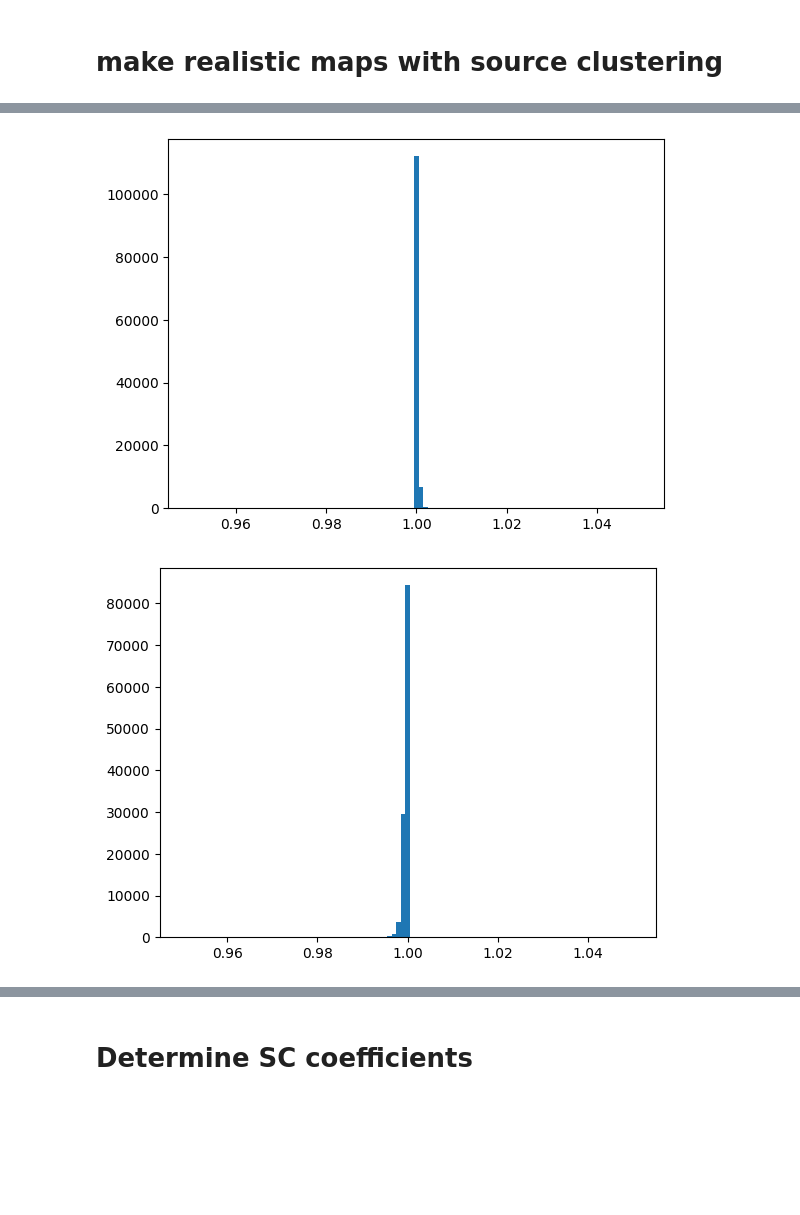
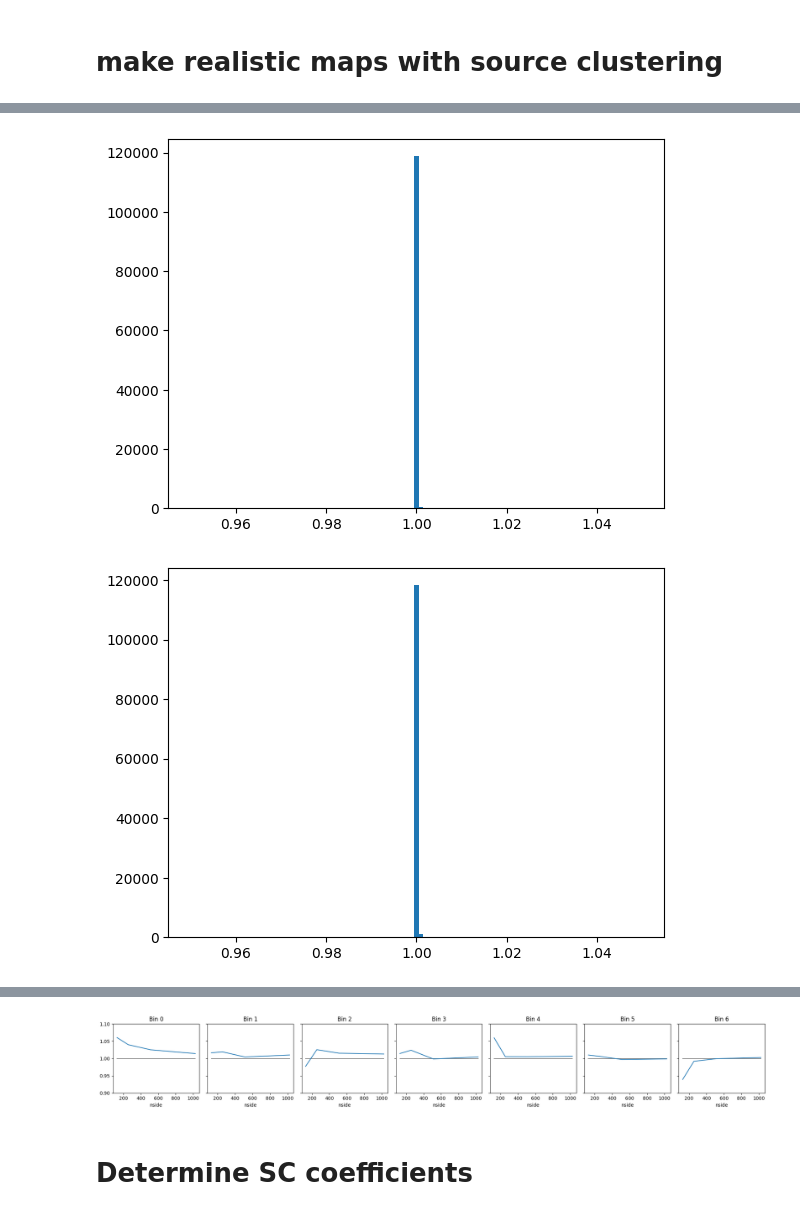
Before and after one commit to mgatti29/LSS_forward_model, a Jupyter notebook: Examples/Forward_model_Euclid.ipynb, the cells around one changed output, grey strips where cells are left out. Drawn from its saved outputs; the diff is of its cells as text; code cells hidden in the pictures; blank space fills up the shorter version.

```diff
--- a/Examples/Forward_model_Euclid.ipynb
+++ b/Examples/Forward_model_Euclid.ipynb
@@ -334,6 +305,25 @@ coeff_kurtosis_array = np.zeros(6+1)
 A_corr_array  = np.ones(6+1)
 bias_sc = np.zeros(6+1)
 '''
+
+#################################3
+# SOURCE CLUSTERING SETTINGS
+##################################
+
+# IF NO SOURCE CLUSTERING: ---------
+#corr_variance_array = np.ones(6+1)
+#coeff_kurtosis_array = np.zeros(6+1)
+#A_corr_array  = np.ones(6+1)
+#bias_sc = np.zeros(6+1)
+
+# IF SOURCE CLUSTERING (calibrated on RR2 data: ---------
+bias_sc = [1.5,1.5,1.5,1.5,1.5,1.5,1.5]
+corr_variance_array =  [  SC_corrections['corr_variance_fit'][tomo](bias_sc[tomo])       for tomo in range(nz.shape[0])]
+coeff_kurtosis_array = [  SC_corrections['coeff_kurtosis_fit'][tomo](bias_sc[tomo])       for tomo in range(nz.shape[0])]
+A_corr_array = [  SC_corrections['A_corr_fit'][tomo](bias_sc[tomo])       for tomo in range(nz.shape[0])]
+
+
+
 
 kappa_tot  = np.zeros((nz.shape[0],12*nside_maps**2))
 g1_tot  = np.zeros((nz.shape[0],12*nside_maps**2))
@@ -479,5 +469,5 @@ for tomo in range(nz.shape[0]):
     _ = plt.hist((e1_map[mask_sims]**2+e2_map[mask_sims]**2)/(maps_Gower[tomo]['e1'][mask_sims]**2+maps_Gower[tomo]['e2'][mask_sims]**2),bins = np.linspace(0.95,1.05,100))
     plt.show()
 
-    np.save(path_simulation+'cats_Gower.npy',cats_Gower)
+   # np.save(path_simulation+'cats_Gower.npy',cats_Gower)
 # %% [output]
@@ -486,2 +476,2 @@ for tomo in range(nz.shape[0]):
-[figure, old version]
+[figure, new version]
-[figure, old version]
+[figure, new version]
@@ -490,3 +480,40 @@ for tomo in range(nz.shape[0]):
 [figure]
+# %%
+# Check dependence with scale
+nns = [1024,512,256,128]
+#E_coeff = dict()
+#for tomo in maps_Gower:
+#    E_coeff[tomo] = np.zeros(len(nns))
+#for i,nside_out in enumerate(nns):
+#    for tomo in maps_Gower:
+#        A = (hp.ud_grade(maps_Gower[tomo]['EN'],nside_out = nside_out)**2)[hp.ud_grade(mask_sims,nside_out=nside_out)]
+#        B = (hp.ud_grade(maps_Gower[tomo]['EN_nosc'],nside_out = nside_out)**2)[hp.ud_grade(mask_sims,nside_out=nside_out)]
+#        E_coeff[tomo][i] =  (np.sqrt(np.mean(A)/np.mean(B)))
+
+nns = [1024,512,256,128]
+ee_coeff = dict()
+for tomo in maps_Gower:
+    ee_coeff[tomo] = np.zeros(len(nns))
+for i,nside_out in enumerate(nns):
+    for tomo in maps_Gower:
+
+        A = (hp.ud_grade(maps_Gower[tomo]['e1n'],nside_out = nside_out)**2+hp.ud_grade(maps_Gower[tomo]['e2n'],nside_out = nside_out)**2)[hp.ud_grade(mask_sims,nside_out=nside_out)]
+        B = (hp.ud_grade(maps_Gower[tomo]['e1r_map0_ref'],nside_out = nside_out)**2+hp.ud_grade(maps_Gower[tomo]['e2r_map0_ref'],nside_out = nside_out)**2)[hp.ud_grade(mask_sims,nside_out=nside_out)]
+        ee_coeff[tomo][i] =  (np.sqrt(np.mean(A)/np.mean(B)))
+
+
+fig, axes = plt.subplots(1, 7, figsize=(20, 3), sharey=True)
+
+for tomo in range(7):
+    ax = axes[tomo]
+    ax.plot(nns,np.ones(len(nns)),color = 'grey')
+    ax.plot(nns,ee_coeff[tomo]**2)
+    ax.set_title(f'Bin {tomo}' if i > 0 else 'Non-tomo')
+    ax.set_xlabel("nside")
+    ax.set_ylim([0.9,1.1])
+plt.tight_layout()
+plt.show()
+# %% [output]
+[figure, added]
 # %% [markdown]
 # Determine SC coefficients
```
Also changed, not shown: parts of 9 cells of this notebook, 3 other files.
